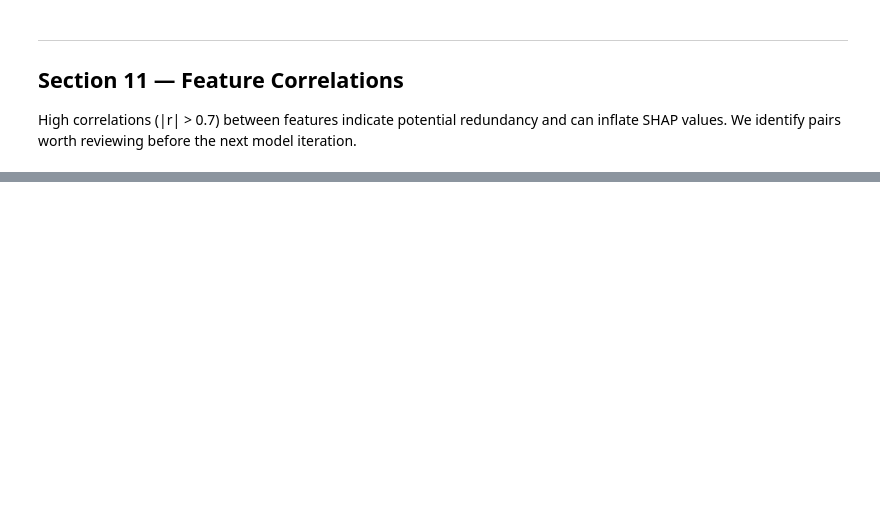
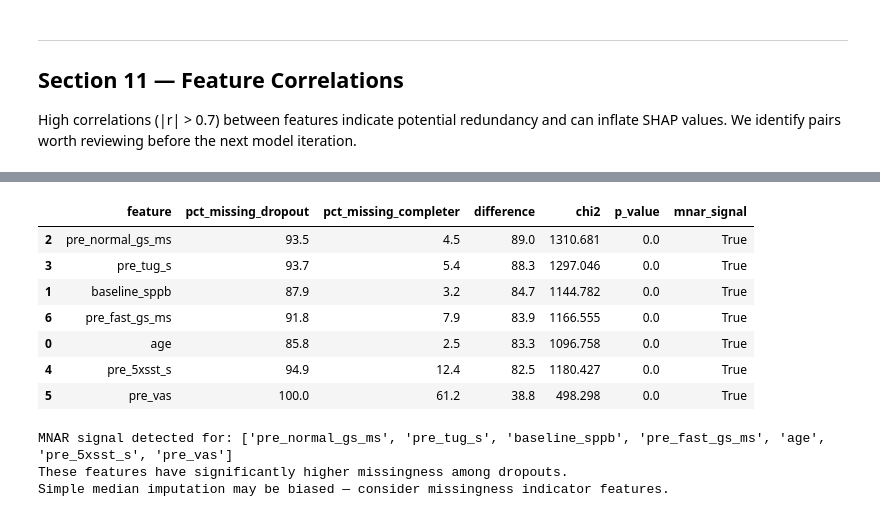
Before and after one commit to KaiZhien/qtx-ah, a Jupyter notebook: notebooks/deep_eda.ipynb, the cells around one changed output, grey strips where cells are left out. Drawn from its saved outputs; the diff is of its cells as text; code cells hidden in the pictures; blank space fills up the shorter version.

Commit message:
feat(eda): add Sections 12-14 missingness, model summary, data gaps — notebook complete

```diff
--- a/notebooks/deep_eda.ipynb
+++ b/notebooks/deep_eda.ipynb
@@ -781,0 +943,48 @@ else:
+# %%
+df_miss = df[df["is_dropout"].notna()].copy()
+feat_cols = [c for c in ["age","baseline_sppb","pre_normal_gs_ms","pre_tug_s",
+                          "pre_5xsst_s","pre_vas","pre_fast_gs_ms"] if c in df.columns]
+
+rows = []
+for feat in feat_cols:
+    miss_flag = df_miss[feat].isna().astype(int)
+    dropout   = df_miss["is_dropout"].astype(int)
+    ct = pd.crosstab(miss_flag, dropout)
+    if ct.shape == (2, 2):
+        chi2, p, _, _ = stats.chi2_contingency(ct)
+    else:
+        chi2, p = float("nan"), float("nan")
+    pct_miss_do  = df_miss[df_miss["is_dropout"]==1][feat].isna().mean()*100
+    pct_miss_co  = df_miss[df_miss["is_dropout"]==0][feat].isna().mean()*100
+    rows.append({
+        "feature":                feat,
+        "pct_missing_dropout":    round(pct_miss_do, 1),
+        "pct_missing_completer":  round(pct_miss_co, 1),
+        "difference":             round(pct_miss_do - pct_miss_co, 1),
+        "chi2":                   round(chi2, 3) if not pd.isna(chi2) else float("nan"),
+        "p_value":                round(p, 4)    if not pd.isna(p)    else float("nan"),
+        "mnar_signal":            bool(p < 0.05) if not pd.isna(p)    else False,
+    })
+
+miss_df = pd.DataFrame(rows).sort_values("difference", ascending=False)
+miss_df.to_csv(ARTEFACTS / "missingness_by_dropout.csv", index=False)
+display(miss_df)
+mnar = miss_df[miss_df["mnar_signal"]==True]["feature"].tolist()
+if mnar:
+    print(f"\nMNAR signal detected for: {mnar}")
+    print("These features have significantly higher missingness among dropouts.")
+    print("Simple median imputation may be biased — consider missingness indicator features.")
+else:
+    print("\nNo MNAR signal detected at p < 0.05.")
+# %% [output]
+|  | feature | pct_missing_dropout | pct_missing_completer | difference | chi2 | p_value | mnar_signal |
+| 2 | pre_normal_gs_ms | 93.5 | 4.5 | 89.0 | 1310.681 | 0.0 | True |
+| 3 | pre_tug_s | 93.7 | 5.4 | 88.3 | 1297.046 | 0.0 | True |
+| 1 | baseline_sppb | 87.9 | 3.2 | 84.7 | 1144.782 | 0.0 | True |
+| 6 | pre_fast_gs_ms | 91.8 | 7.9 | 83.9 | 1166.555 | 0.0 | True |
+| 0 | age | 85.8 | 2.5 | 83.3 | 1096.758 | 0.0 | True |
+| 4 | pre_5xsst_s | 94.9 | 12.4 | 82.5 | 1180.427 | 0.0 | True |
+| 5 | pre_vas | 100.0 | 61.2 | 38.8 | 498.298 | 0.0 | True |
+MNAR signal detected for: ['pre_normal_gs_ms', 'pre_tug_s', 'baseline_sppb', 'pre_fast_gs_ms', 'age', 'pre_5xsst_s', 'pre_vas']
+These features have significantly higher missingness among dropouts.
+Simple median imputation may be biased — consider missingness indicator features.
```
Also changed, not shown: parts of 29 cells of this notebook.
